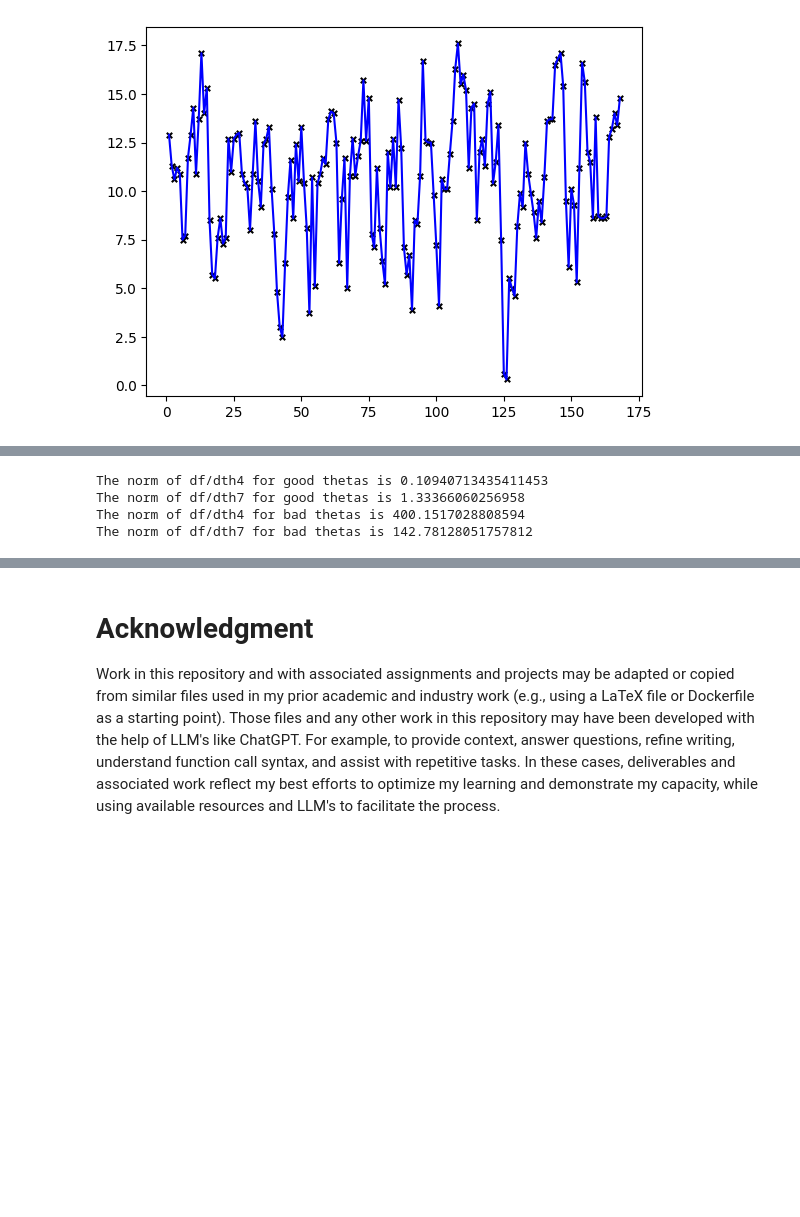
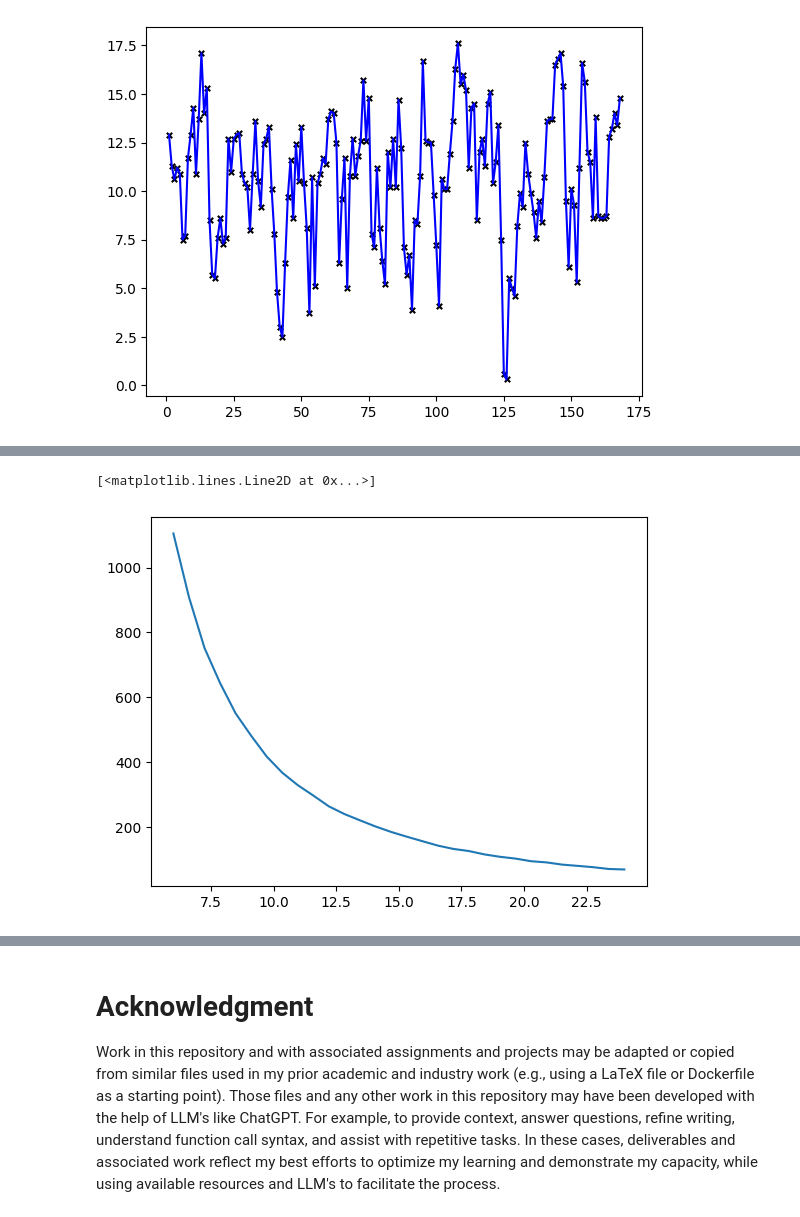
Before and after one commit to jwb-byu/cs-580-misc, a Jupyter notebook: hw/hw28/hw28.ipynb, the cells around one changed output, grey strips where cells are left out. Drawn from its saved outputs; the diff is of its cells as text; code cells hidden in the pictures; blank space fills up the shorter version.

```diff
--- a/hw/hw28/hw28.ipynb
+++ b/hw/hw28/hw28.ipynb
@@ -52,24 +52,23 @@ th1_init = jnp.mean(y) # near 10.6
 # certain wavelength.
 
 # Based on this, and in considering the plot above, I recommend:
-th2_init = jnp.float32(3) # annual fluctuation, could be 6-8
-th3_init = jnp.float32(3) # annual fluctuation, could be 6-8
-th5_init = jnp.float32(1) # notable fluctuation near month 125, could be 4-6
-th6_init = jnp.float32(1) # notable fluctuation near month 125, could be 4-6
-th8_init = jnp.float32(1) # general fluctuation over multiple years, as in month 0-75, could be 4-6
-th9_init = jnp.float32(1) # general fluctuation over multiple years, as in month 0-75, could be 4-6
+th2_init = jnp.float32(7) # annual fluctuation, could be 6-8
+th3_init = jnp.float32(7) # annual fluctuation, could be 6-8
+th5_init = jnp.float32(5) # notable fluctuation near month 125, could be 4-6
+th6_init = jnp.float32(5) # notable fluctuation near month 125, could be 4-6
+th8_init = jnp.float32(5) # general fluctuation over multiple years, as in month 0-75, could be 4-6
+th9_init = jnp.float32(5) # general fluctuation over multiple years, as in month 0-75, could be 4-6
 # %% [markdown]
 <img src="fig_28_c.png" alt="formula" width="900">
 # %%
-# The parameters associated with periods listed in (c) would correspond to the period of the other two
-# signals in the data: the fluctuation near month 125 is transient, so it should have a long wavelength
-# to prevent it from causing noise in other time points. Conversely, the multi-year oscillation most
-# notable in months 0-75 should have an associated wavelength
+# I promted ChatGPT with "teach me about the time fluctuation of the souther oscilation and el nino."
 
-# the longest and shortest periods I would consider reasonable would be:
-# (longest) 2*len(t) -- referring to a signal that has 1/2 its wavelength in the range of the data
-# (shortest) 5 -- referring to transient but repeated signal in the data
+# I learned that the el nino-southern oscilation fluctuates over the course of 2-7 years, but I see
+# patterns that may be associated with a shorter 6-18 month period. Additionally,
+# there is a general pattern that has a period near 75 in the data, as well as another downward
+# spike around month 125. Potentially we could also assume some signal that is general across
+# the whole set, with a period of twice the length of the data.
 
-# Based on this, and in considering the plot above, I recommend:
-th4_init = jnp.float32(125*2) # transient fluctuation near month 125, could be 125-2*len(t)
-th7_init = jnp.float32(75) # multi-year fluctuation, could be 50-100
+# Based on this, I suggests a range near 6-24 months
+th4_init = jnp.float32(18)
+th7_init = jnp.float32(18)
@@ -84,20 +77,15 @@ bad_thetas = jnp.array([30, 20, 20, 20, 20, 20, 20, 10, 1], dtype=jnp.float32)
 # %%
 partial_th4 = jax.jacrev(f, argnums=4)
 partial_th7 = jax.jacrev(f, argnums=7)
-
-normed_deriv_4 = jnp.linalg.norm(partial_th4(t, *theta_init), ord=2)
-print(f"The norm of df/dth4 for good thetas is {normed_deriv_4}")
-
-normed_deriv_7 = jnp.linalg.norm(partial_th7(t, *theta_init), ord=2)
-print(f"The norm of df/dth7 for good thetas is {normed_deriv_7}")
-
-normed_deriv_4_bad = jnp.linalg.norm(partial_th4(t, *bad_thetas), ord=2)
-print(f"The norm of df/dth4 for bad thetas is {normed_deriv_4_bad}")
-
-normed_deriv_7_bad = jnp.linalg.norm(partial_th7(t, *bad_thetas), ord=2)
-print(f"The norm of df/dth7 for bad thetas is {normed_deriv_7_bad}")
-# %% [output]
-The norm of df/dth4 for good thetas is 0.10940713435411453
-The norm of df/dth7 for good thetas is 1.33366060256958
-The norm of df/dth4 for bad thetas is 400.1517028808594
-The norm of df/dth7 for bad thetas is 142.78128051757812
+# %%
+# Getting norms of gradient with respect to theta4 based on varied theta 4 inside our plausible range
+plotting_norms = np.ones((30, 2))
+for i, th4 in enumerate(jnp.linspace(6, 24, 30)):
+    norm = jnp.linalg.norm(partial_th4(t, th1_init, th2_init, th3_init, th4, th5_init, th6_init, th7_init, th8_init, th9_init), ord=2)
+    plotting_norms[i] = np.array([th4, norm])
+
+# plot norms over theta 4
+plt.plot(plotting_norms[:, 0], plotting_norms[:, 1])
+# %% [output]
+[<matplotlib.lines.Line2D at 0x...>]
+[figure, added]
```
Also changed, not shown: parts of 19 cells of this notebook, 2 other files.
